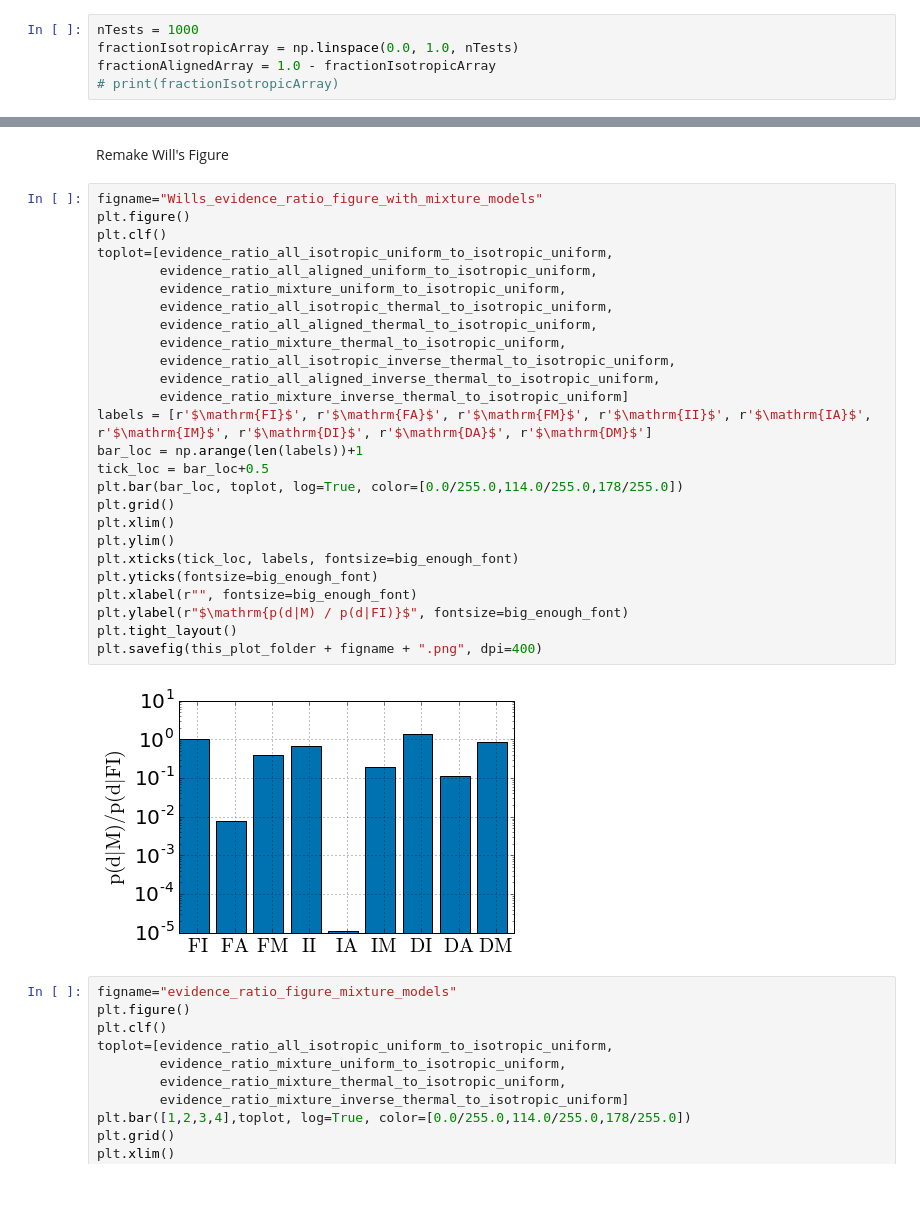
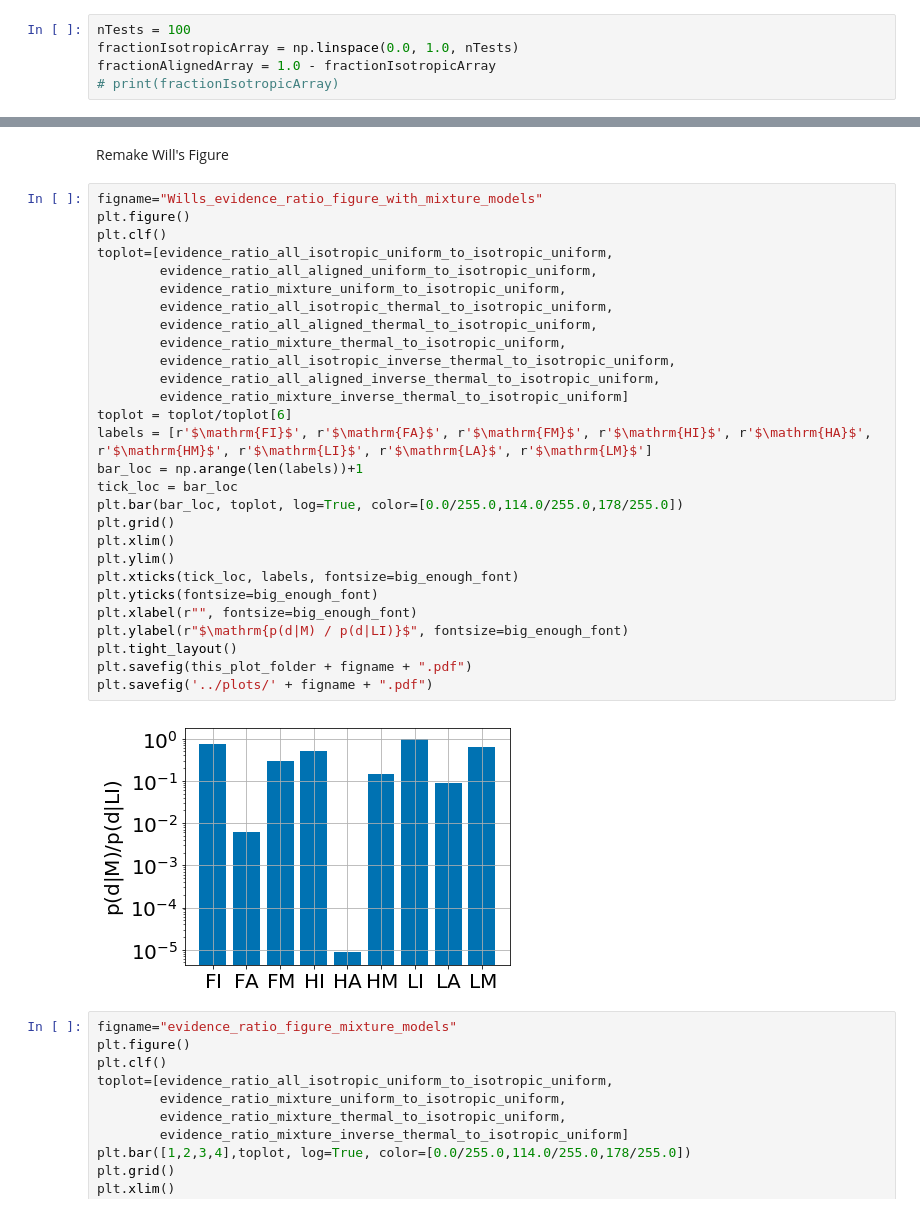
Before and after one commit to farr/AlignedVersusIsoSpin, a Jupyter notebook: notebooks/DetectionsChiEffSimon.ipynb, the cells around one changed output, grey strips where cells are left out. Saved outputs shown, nothing was run; the diff lists cells and outputs as text.

Commit message:
Final updates to plots before sending to collaborators.

```diff
--- a/notebooks/DetectionsChiEffSimon.ipynb
+++ b/notebooks/DetectionsChiEffSimon.ipynb
@@ -763,7 +763,7 @@ print(lnprob(np.array([0.0]), allEventsBinned, THERMAL_SPIN_MAGNITUDE)) #-- only
 # %% [markdown]
 Estimate fraction of aligned/isotropic models
 # %%
-nTests = 1000
+nTests = 100
 fractionIsotropicArray = np.linspace(0.0, 1.0, nTests)
 fractionAlignedArray = 1.0 - fractionIsotropicArray
 # print(fractionIsotropicArray)
@@ -1008,31 +1007,33 @@ Remake Will's Figure
 # %%
 figname="Wills_evidence_ratio_figure_with_mixture_models"
 plt.figure()
 plt.clf()
 toplot=[evidence_ratio_all_isotropic_uniform_to_isotropic_uniform,
         evidence_ratio_all_aligned_uniform_to_isotropic_uniform,
         evidence_ratio_mixture_uniform_to_isotropic_uniform,
         evidence_ratio_all_isotropic_thermal_to_isotropic_uniform,
         evidence_ratio_all_aligned_thermal_to_isotropic_uniform,
         evidence_ratio_mixture_thermal_to_isotropic_uniform,
         evidence_ratio_all_isotropic_inverse_thermal_to_isotropic_uniform,
         evidence_ratio_all_aligned_inverse_thermal_to_isotropic_uniform,
         evidence_ratio_mixture_inverse_thermal_to_isotropic_uniform]
-labels = [r'$\mathrm{FI}$', r'$\mathrm{FA}$', r'$\mathrm{FM}$', r'$\mathrm{II}$', r'$\mathrm{IA}$', r'$\mathrm{IM}$', r'$\mathrm{DI}$', r'$\mathrm{DA}$', r'$\mathrm{DM}$']
+toplot = toplot/toplot[6]
+labels = [r'$\mathrm{FI}$', r'$\mathrm{FA}$', r'$\mathrm{FM}$', r'$\mathrm{HI}$', r'$\mathrm{HA}$', r'$\mathrm{HM}$', r'$\mathrm{LI}$', r'$\mathrm{LA}$', r'$\mathrm{LM}$']
 bar_loc = np.arange(len(labels))+1
-tick_loc = bar_loc+0.5
+tick_loc = bar_loc
 plt.bar(bar_loc, toplot, log=True, color=[0.0/255.0,114.0/255.0,178/255.0])
 plt.grid()
 plt.xlim()
 plt.ylim()
 plt.xticks(tick_loc, labels, fontsize=big_enough_font)
 plt.yticks(fontsize=big_enough_font)
 plt.xlabel(r"", fontsize=big_enough_font)
-plt.ylabel(r"$\mathrm{p(d|M) / p(d|FI)}$", fontsize=big_enough_font)
+plt.ylabel(r"$\mathrm{p(d|M) / p(d|LI)}$", fontsize=big_enough_font)
 plt.tight_layout()
-plt.savefig(this_plot_folder + figname + ".png", dpi=400)
+plt.savefig(this_plot_folder + figname + ".pdf")
+plt.savefig('../plots/' + figname + ".pdf")
 # %% [output]
-[figure, old version]
+[figure, new version]
 # %%
 figname="evidence_ratio_figure_mixture_models"
 plt.figure()
```
Also changed, not shown: parts of 17 cells of this notebook, 17 other files.
